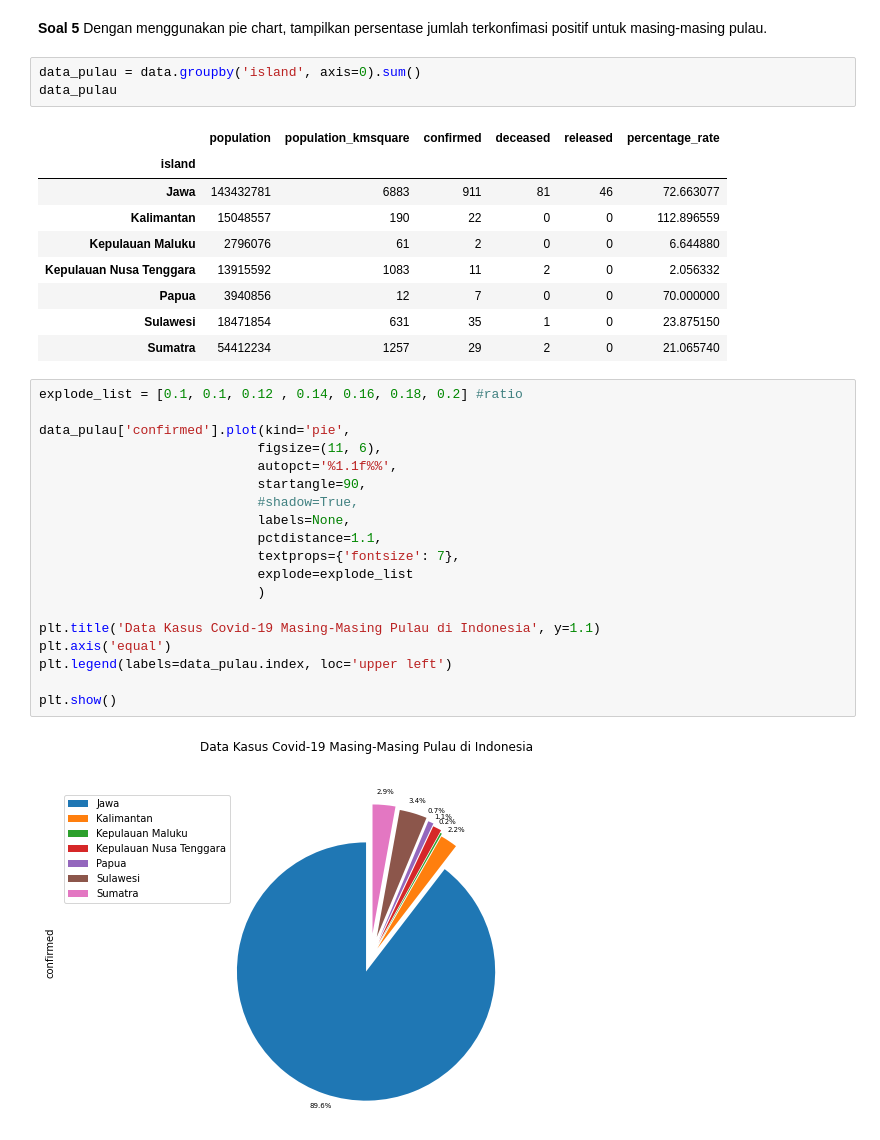
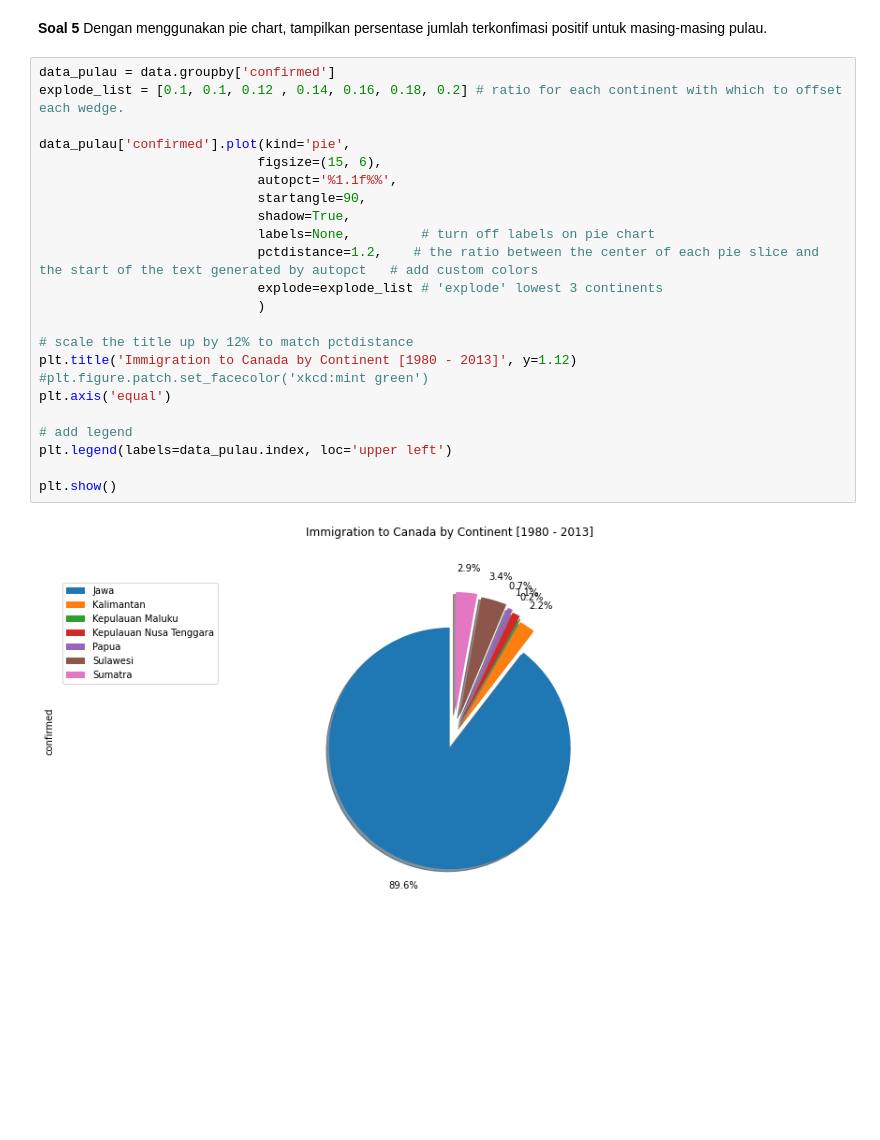
Before and after one commit to farisazizy/data-visualization-assignment, a Jupyter notebook: Midterm.ipynb, the cells around one changed output. Cells and saved outputs as stored; diff of their text form; blank space fills up the shorter version.

```diff
--- a/Midterm.ipynb
+++ b/Midterm.ipynb
@@ -194,37 +187,28 @@ data_percent.head(3)
 # %% [markdown]
 **Soal 5**
 Dengan menggunakan pie chart, tampilkan persentase jumlah terkonfimasi positif untuk masing-masing pulau.
-# %%
-data_pulau = data.groupby('island', axis=0).sum()
-data_pulau
-# %% [output]
-|  | population | population_kmsquare | confirmed | deceased | released | percentage_rate |
-| island |  |  |  |  |  |  |
-| Jawa | 143432781 | 6883 | 911 | 81 | 46 | 72.663077 |
-| Kalimantan | 15048557 | 190 | 22 | 0 | 0 | 112.896559 |
-| Kepulauan Maluku | 2796076 | 61 | 2 | 0 | 0 | 6.644880 |
-| Kepulauan Nusa Tenggara | 13915592 | 1083 | 11 | 2 | 0 | 2.056332 |
-| Papua | 3940856 | 12 | 7 | 0 | 0 | 70.000000 |
-| Sulawesi | 18471854 | 631 | 35 | 1 | 0 | 23.875150 |
-| Sumatra | 54412234 | 1257 | 29 | 2 | 0 | 21.065740 |
 # %%
-explode_list = [0.1, 0.1, 0.12 , 0.14, 0.16, 0.18, 0.2] #ratio
+data_pulau = data.groupby['confirmed']
+explode_list = [0.1, 0.1, 0.12 , 0.14, 0.16, 0.18, 0.2] # ratio for each continent with which to offset each wedge.
 
 data_pulau['confirmed'].plot(kind='pie',
-                            figsize=(11, 6),
+                            figsize=(15, 6),
                             autopct='%1.1f%%',
                             startangle=90,
-                            #shadow=True,
-                            labels=None,
-                            pctdistance=1.1,
-                            textprops={'fontsize': 7},
-                            explode=explode_list
+                            shadow=True,
+                            labels=None,         # turn off labels on pie chart
+                            pctdistance=1.2,    # the ratio between the center of each pie slice and the start of the text generated by autopct   # add custom colors
+                            explode=explode_list # 'explode' lowest 3 continents
                             )
 
-plt.title('Data Kasus Covid-19 Masing-Masing Pulau di Indonesia', y=1.1)
+# scale the title up by 12% to match pctdistance
+plt.title('Immigration to Canada by Continent [1980 - 2013]', y=1.12)
+#plt.figure.patch.set_facecolor('xkcd:mint green')
 plt.axis('equal')
+
+# add legend
 plt.legend(labels=data_pulau.index, loc='upper left')
 
 plt.show()
 # %% [output]
-[figure, old version]
+[figure, new version]
```
Also changed, not shown: parts of 12 cells of this notebook.
